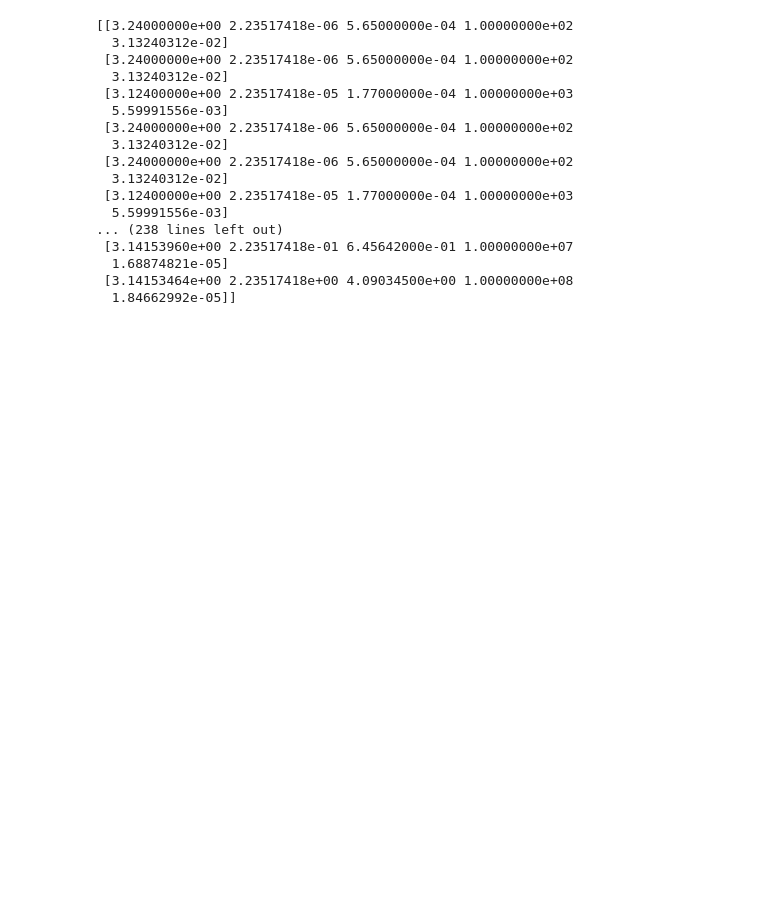
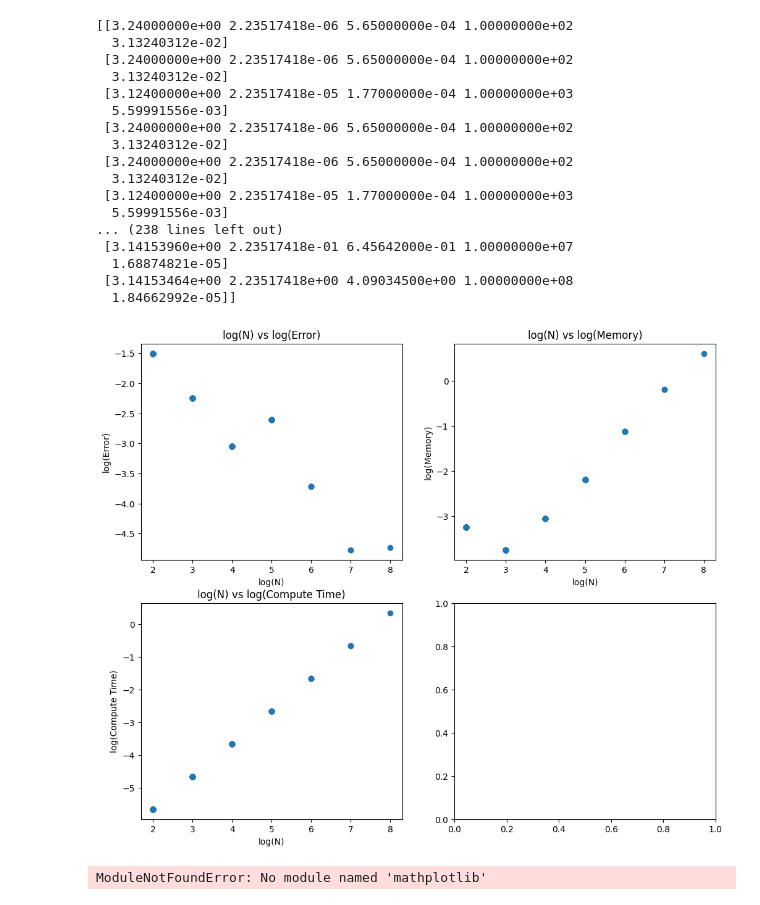
Before and after one commit to byrneap23/numpy-matplotlib, a Jupyter notebook: Numpy_Matplotlib.ipynb, the cells around one changed output. Drawn from its saved outputs; the diff is of its cells as text; code cells hidden in the pictures; blank space fills up the shorter version.

```diff
--- a/Numpy_Matplotlib.ipynb
+++ b/Numpy_Matplotlib.ipynb
@@ -164,3 +162,9 @@ data = np.loadtxt('pi_estimation.csv', delimiter=',')
+# %%
+data = np.loadtxt(fname ='pi_estimation.csv', delimiter=',')
+NVal = data[:, 0]
+ErrVal = data[:, 4]  # The relative error
+MemVal = data[:, 2]  # Memory usage in GiB
+TimeVal = data[:, 1]
 # %%
 print(data)
 # %% [output]
@@ -181,3 +185,69 @@ print(data)
   1.68874821e-05]
  [3.14153464e+00 2.23517418e+00 4.09034500e+00 1.00000000e+08
   1.84662992e-05]]
+# %%
+import numpy as np
+import matplotlib.pyplot as plt
+import math
+
+def plot_log_log():
+    # Reading the data from the CSV file
+    data = np.loadtxt(fname='pi_estimation.csv', delimiter=',')
+
+    NVal = data[:, 3]  # The number of samples (N)
+    ErrVal = data[:, 4]  # The relative error
+    MemVal = data[:, 2]  # Memory usage in GiB
+    TimeVal = data[:, 1]  # Compute time in seconds
+
+    # Converting the values to log scale
+    logN = np.log10(NVal)
+    logErr = np.log10(ErrVal)
+    logMem = np.log10(MemVal)
+    logTime = np.log10(TimeVal)
+
+    # Create a figure and axis for plotting
+    fig, ax = plt.subplots(2, 2, figsize=(12, 10))
+
+    # Plot: N vs error
+    ax[0, 0].scatter(logN, logErr)
+    ax[0, 0].set_title('log(N) vs log(Error)')
+    ax[0, 0].set_xlabel('log(N)')
+    ax[0, 0].set_ylabel('log(Error)')
+
+    # Plot: N vs memory
+    ax[0, 1].scatter(logN, logMem)
+    ax[0, 1].set_title('log(N) vs log(Memory)')
+    ax[0, 1].set_xlabel('log(N)')
+    ax[0, 1].set_ylabel('log(Memory)')
+
+    # Plot: N vs compute time
+    ax[1, 0].scatter(logN, logTime)
+    ax[1, 0].set_title('log(N) vs log(Compute Time)')
+    ax[1, 0].set_xlabel('log(N)')
+    ax[1, 0].set_ylabel('log(Compute Time)')
+
+    # Tight layout to prevent overlap
+    plt.show()
+
+if __name__ == '__main__':
+    plot_log_log()
+# %% [output]
+[figure, added]
+# %%
+import mathplotlib.pyplot as plt
+
+NVal = data[:, 3]  # The number of samples (N)
+ErrVal = data[:, 4]  # The relative error
+MemVal = data[:, 2]  # Memory usage in GiB
+TimeVal = data[:, 1]
+
+logN = []
+for n in range (len(NVal)):
+  logN.append (math.log(NVal[n], 10))
+ErrVal=data[:, 2]
+logErr = []
+for err in ErrVal:
+  logErr.append (math.log(err,10))
+plt.scatter(logN, logErr)
+# %% [output]
+ModuleNotFoundError: No module named 'mathplotlib'
```
Also changed, not shown: parts of 1 cell of this notebook.
